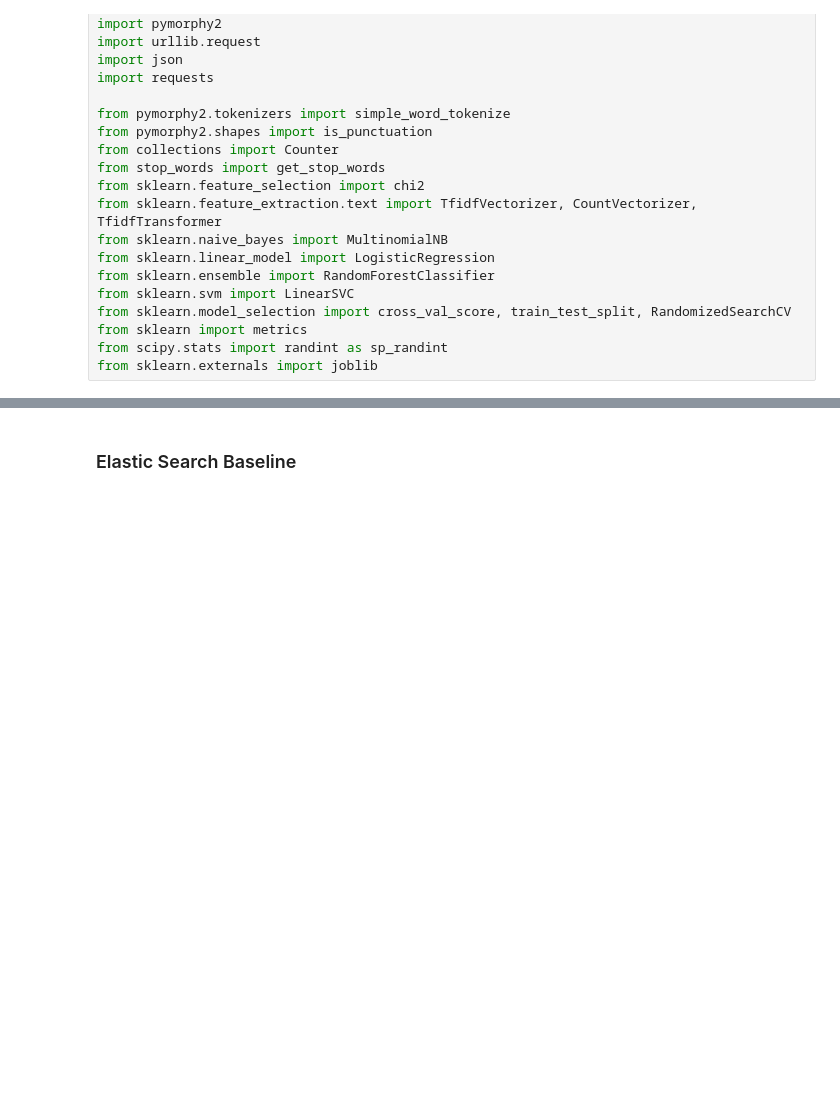
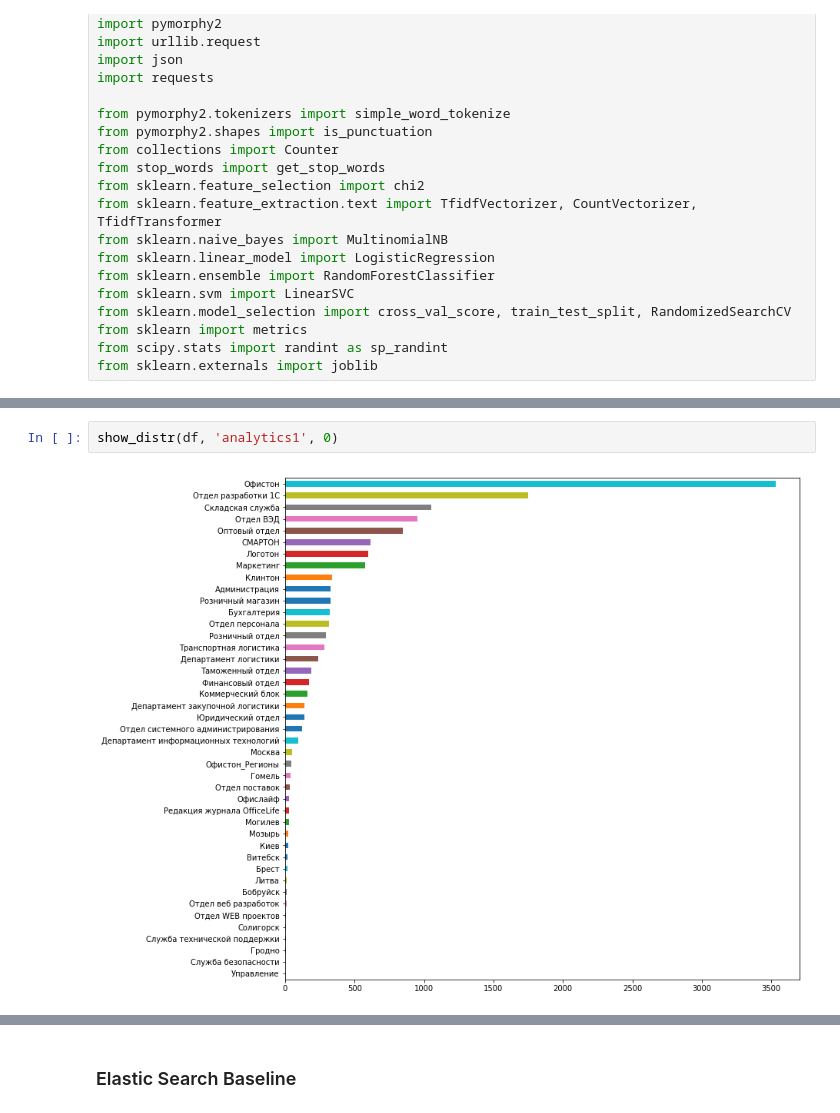
Before and after one commit to Okbps/itil-flask, a Jupyter notebook: notebooks/itil-classifier-2.ipynb, the cells around one changed output, grey strips where cells are left out. Cells and saved outputs as stored; diff of their text form; blank space fills up the shorter version.

```diff
--- a/notebooks/itil-classifier-2.ipynb
+++ b/notebooks/itil-classifier-2.ipynb
@@ -43,0 +63,4 @@ df.sample(n=5).head()
+# %%
+show_distr(df, 'analytics1', 0)
+# %% [output]
+[figure, added]
```
Also changed, not shown: parts of 21 cells of this notebook, 1 other file.
